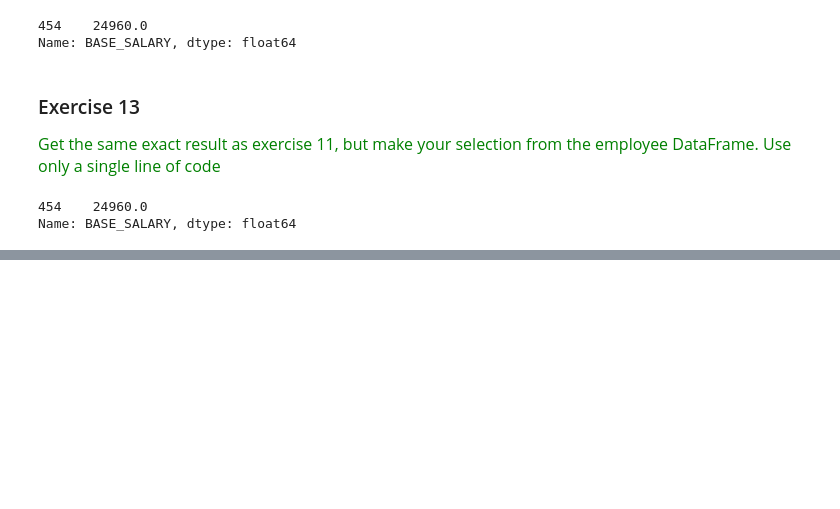
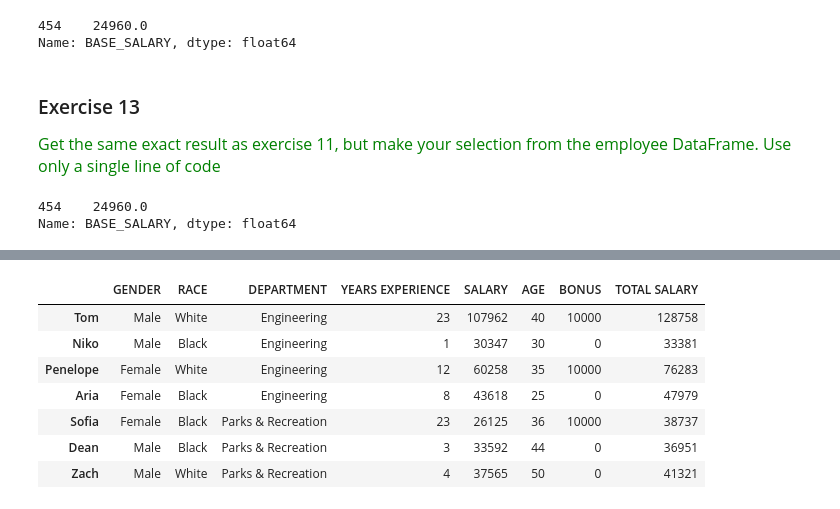
Before and after one commit to talhamirza/Learn-Pandas, a Jupyter notebook: Learn-Pandas/Selecting Subsets/Solutions.ipynb, the cells around one changed output, grey strips where cells are left out. Drawn from its saved outputs; the diff is of its cells as text; code cells hidden in the pictures; blank space fills up the shorter version.

```diff
--- a/Learn-Pandas/Selecting Subsets/Solutions.ipynb
+++ b/Learn-Pandas/Selecting Subsets/Solutions.ipynb
@@ -403,0 +505,13 @@ Name: BASE_SALARY, dtype: float64
+# %%
+# in one line
+df.loc[:, 'TOTAL SALARY'] = (df['SALARY'] * 1.1 + df['BONUS']).astype(int)
+df
+# %% [output]
+|  | GENDER | RACE | DEPARTMENT | YEARS EXPERIENCE | SALARY | AGE | BONUS | TOTAL SALARY |
+| Tom | Male | White | Engineering | 23 | 107962 | 40 | 10000 | 128758 |
+| Niko | Male | Black | Engineering | 1 | 30347 | 30 | 0 | 33381 |
+| Penelope | Female | White | Engineering | 12 | 60258 | 35 | 10000 | 76283 |
+| Aria | Female | Black | Engineering | 8 | 43618 | 25 | 0 | 47979 |
+| Sofia | Female | Black | Parks & Recreation | 23 | 26125 | 36 | 10000 | 38737 |
+| Dean | Male | Black | Parks & Recreation | 3 | 33592 | 44 | 0 | 36951 |
+| Zach | Male | White | Parks & Recreation | 4 | 37565 | 50 | 0 | 41321 |
```
Also changed, not shown: parts of 25 cells of this notebook, 2 other files.
